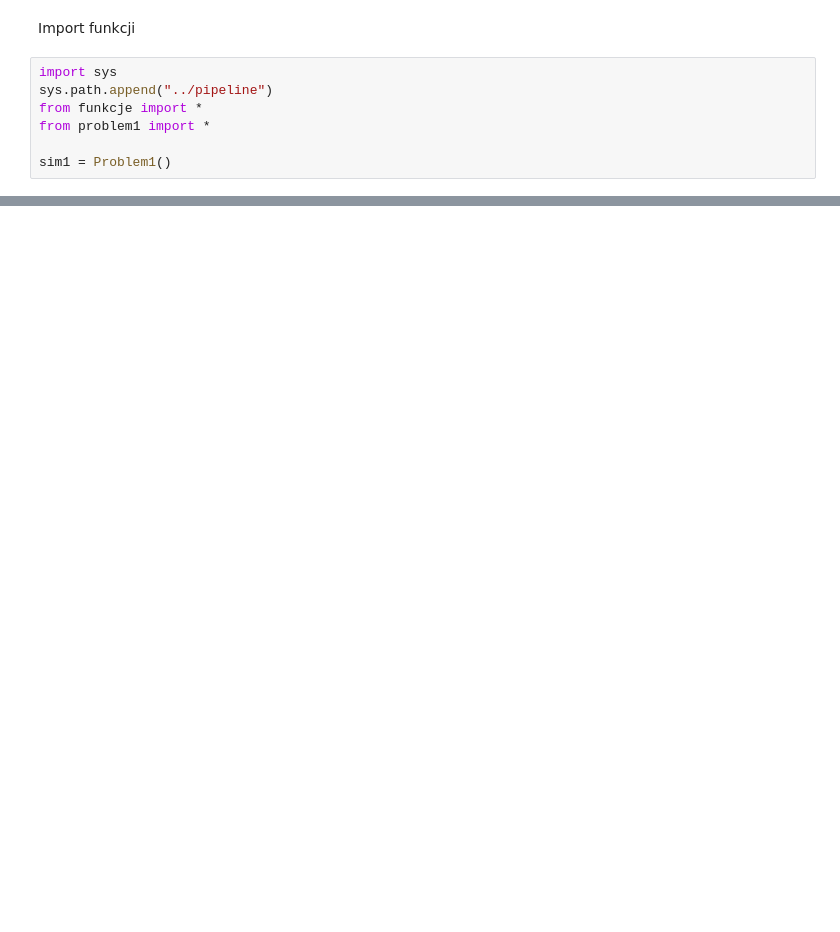
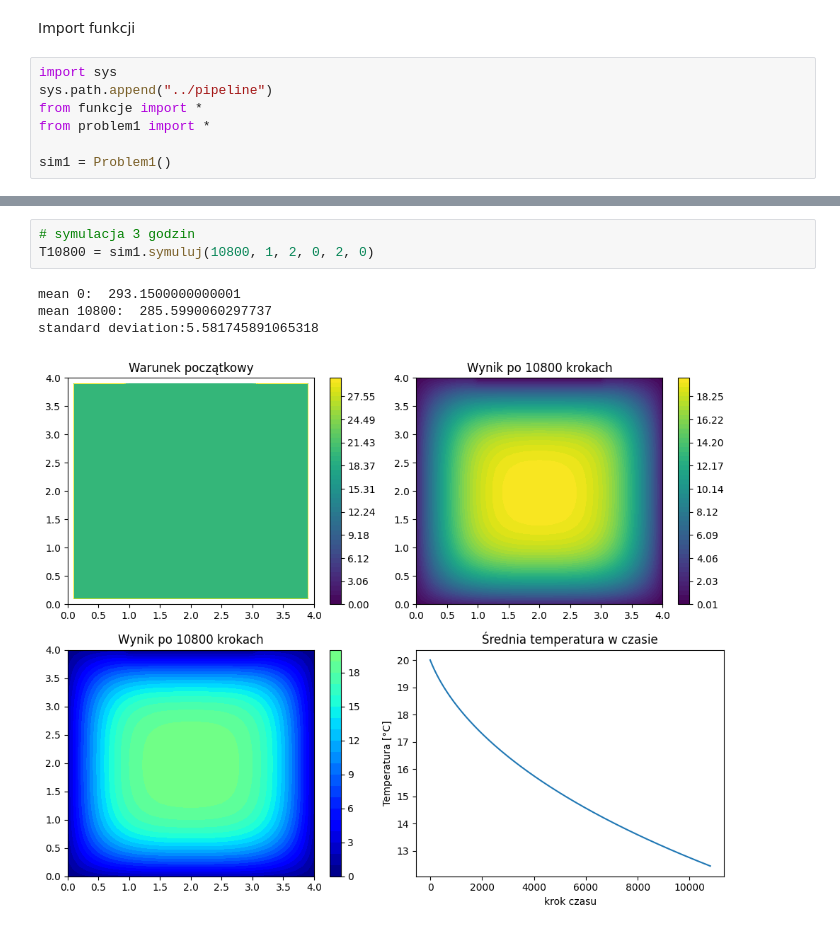
Before and after one commit to Gonieeg/MODDET_projekt, a Jupyter notebook: notebooks/problem1-eksperymenty.ipynb, the cells around one changed output, grey strips where cells are left out. Drawn from its saved outputs; the diff is of its cells as text; blank space fills up the shorter version.

```diff
--- a/notebooks/problem1-eksperymenty.ipynb
+++ b/notebooks/problem1-eksperymenty.ipynb
@@ -34,0 +59,8 @@ TypeError: unsupported operand type(s) for -: 'list' and 'float'
+# %%
+# symulacja 3 godzin
+T10800 = sim1.symuluj(10800, 1, 2, 0, 2, 0)
+# %% [output]
+mean 0:  293.1500000000001
+mean 10800:  285.5990060297737
+standard deviation:5.581745891065318
+[figure, added]
```
Also changed, not shown: parts of 13 cells of this notebook, 1 other file.
